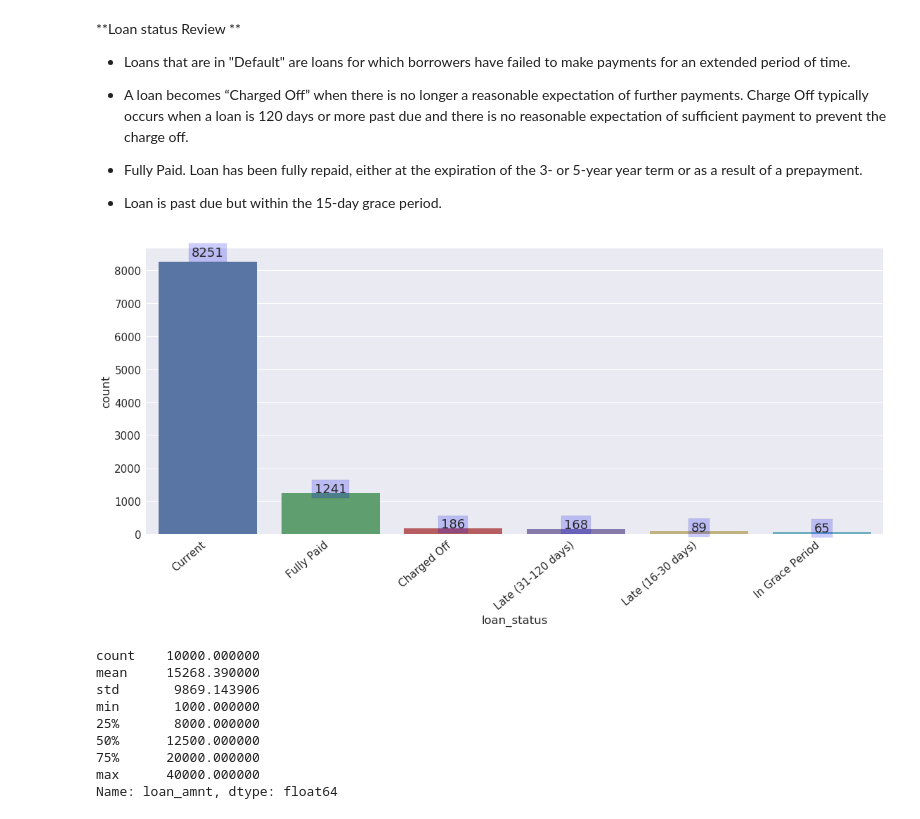
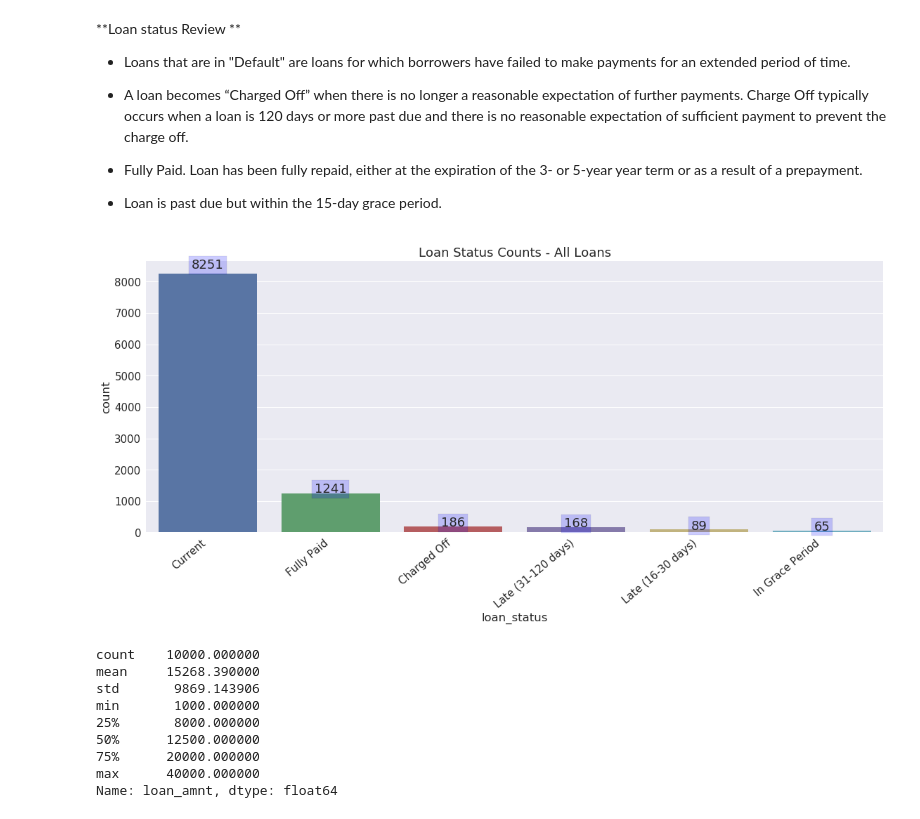
Before and after one commit to harrinac/lending_club_analysis, a Jupyter notebook: Lending Club Analyis.ipynb, the cells around one changed output. Saved outputs shown, nothing was run; the diff lists cells and outputs as text; code cells hidden in the pictures.

```diff
--- a/Lending Club Analyis.ipynb
+++ b/Lending Club Analyis.ipynb
@@ -198,23 +135,20 @@ df.shape
 # %%
 sns.set(font_scale=1.5)
 fig = plt.gcf()
 fig.set_size_inches( 16, 8)
 
-
 ax = sns.countplot(x="loan_status", data=df)
 ax.set_xticklabels(ax.get_xticklabels(), rotation=40, ha="right")
+ax.set_title("Loan Status Counts - All Loans")
 
-#
 plt.tight_layout()
-#plt.show()
 
-#?ax.text
 vals = df["loan_status"].value_counts()
 for idx, p in enumerate(ax.patches):
     height = p.get_height()
     ax.text(p.get_x()+p.get_width()/2.,
             height + height*.02,
             vals[idx], bbox=dict(facecolor='blue', alpha=0.2),
             ha="center")
 # %% [output]
-[figure, old version]
+[figure, new version]
```
Also changed, not shown: parts of 38 cells of this notebook.
